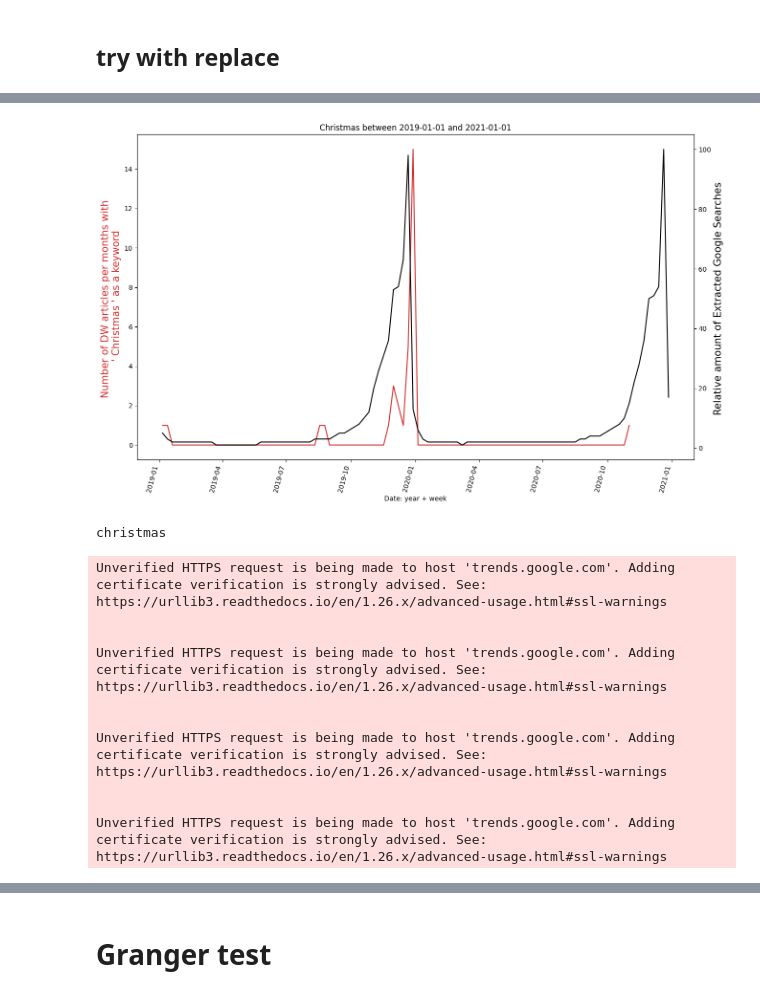
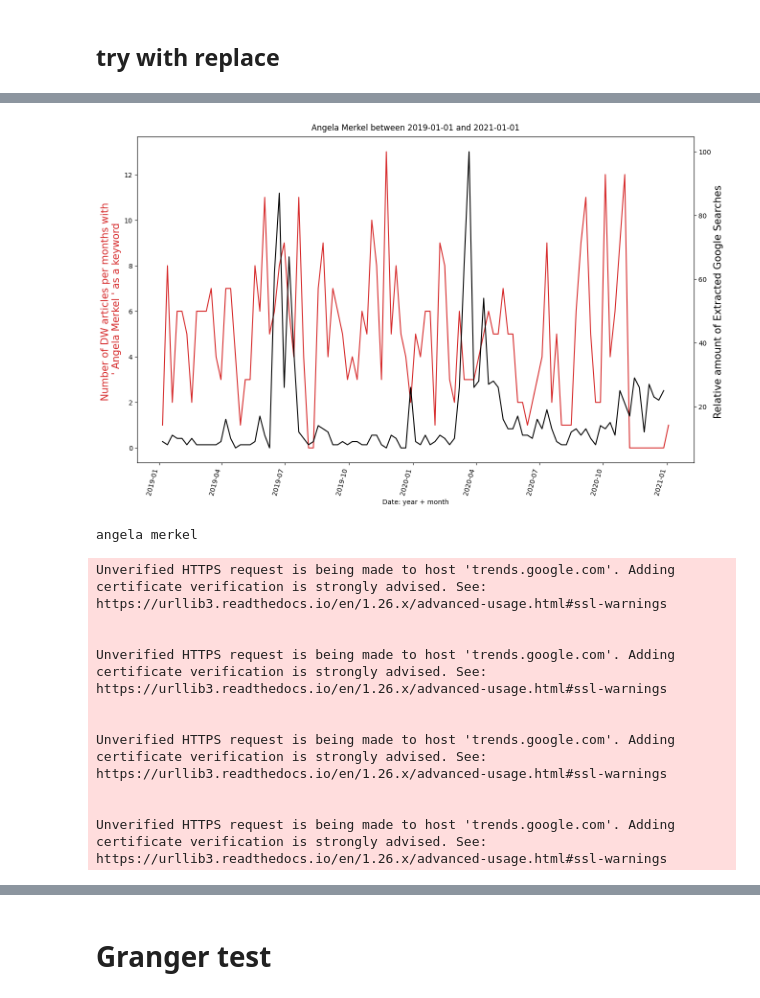
Before and after one commit to mariosakritas/NLP-methods-for-news-articles, a Jupyter notebook: notebooks/anya_dw_google_keyword_timeseries.ipynb, the cells around one changed output, grey strips where cells are left out. Drawn from its saved outputs; the diff is of its cells as text; code cells hidden in the pictures.

Commit message:
new notebook to analyse dw and google keyword timeseries

```diff
--- a/notebooks/anya_dw_google_keyword_timeseries.ipynb
+++ b/notebooks/anya_dw_google_keyword_timeseries.ipynb
@@ -28,16 +28,15 @@ import itertools
 from rapidfuzz import process
 # %%
 #load df
-
 
 filepath = '../data/interim/clean_keywords_2019-2021_after_RapidFuzz.json'
 
 df = pd.read_json(filepath, orient ='split', compression = 'infer')
-df_clean =df
+#df_clean =df
 # %%
-#input any keyword
+#INPUT any keyword  and Dates
 flat_keywords=list(itertools.chain(*list(df['keywordStringsCleanAfterFuzz'])))
-input_keyword = 'Christmas'
+input_keyword = 'Angela Merkel'
 start_date='2019-01-01'
 end_date='2021-01-01'
 #interactive version
@@ -198,23 +187,23 @@ Unverified HTTPS request is being made to host 'trends.google.com'. Adding certi
 df['lastModifiedDate'] = pd.to_datetime(df['lastModifiedDate'])
 df.set_index('lastModifiedDate', inplace = True)
 # %%
-def plot_timeseries_dw_google(input_keyword,x, y, x1, y1, xlabel='Date: year + week', dpi=100,fontsize=15):
+def plot_timeseries_dw_google(input_keyword,x, y, x1, y1, xlabel='Date: year + month', dpi=100,fontsize=15):
 
     fig,ax=plt.subplots(figsize=(15,10), dpi=dpi)
     plt.gca().set(title= str(input_keyword)+' between '+start+' and '+ end, xlabel=xlabel)
     ax.set_ylabel(ylabel='Number of DW articles per months with \n \' ' + input_keyword + ' \' as a keyword', color = 'tab:red',fontsize = fontsize)
     ax2 = ax.twinx()
     ax2.set_ylabel('Relative amount of Extracted Google Searches ', color = 'black', fontsize = fontsize)
     ax.plot(x, y, color='tab:red')
     ax2.plot(x1, y1, color='black')
     fig.autofmt_xdate(rotation=75)
 
     #ax.xticks(fontsize=6, rotation=60)
     plt.show()
 
 plot_timeseries_dw_google(input_keyword, x=dw_mentions.index, y=dw_mentions, x1=google_df.index, y1=google_df )
 # %% [output]
-[figure, old version]
+[figure, new version]
 # %%
 # merge DW keyword count and google searches
 #    into one dataframe based on datetime index
@@ -224,7 +213,7 @@ google_searches.index=pd.to_datetime(google_searches.index).tz_localize('utc') #
 
 df_plot=google_searches.merge(pd.DataFrame(dw_mentions),left_index=True, right_index=True) #merge dataframes
 # %% [output]
-christmas
+angela merkel
 Unverified HTTPS request is being made to host 'trends.google.com'. Adding certificate verification is strongly advised. See: https://urllib3.readthedocs.io/en/1.26.x/advanced-usage.html#ssl-warnings
 
 
```
Also changed, not shown: parts of 24 cells of this notebook.
